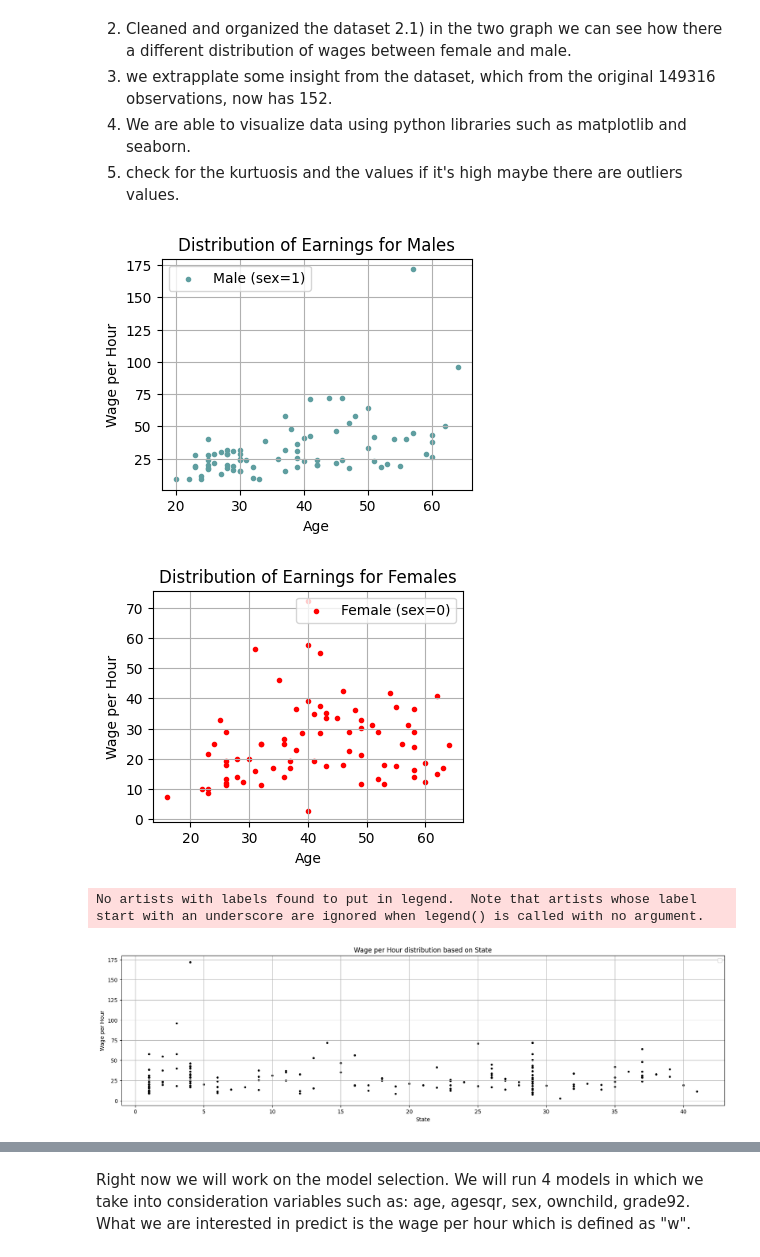
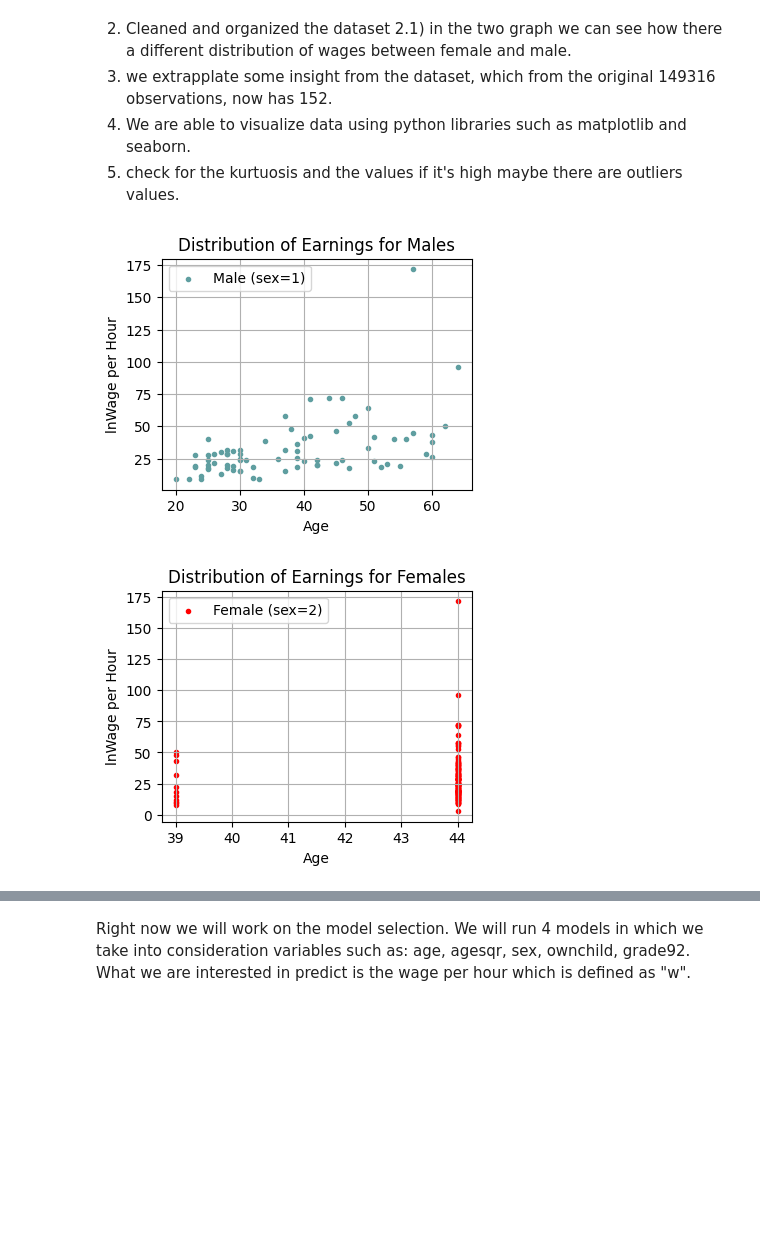
Before and after one commit to Jacopo21/EarningxOccupation, a Jupyter notebook: HM1/earnings.ipynb, the cells around one changed output, grey strips where cells are left out. Drawn from its saved outputs; the diff is of its cells as text; code cells hidden in the pictures; blank space fills up the shorter version.

```diff
--- a/HM1/earnings.ipynb
+++ b/HM1/earnings.ipynb
@@ -165,11 +162,12 @@ summary1 = data['lfsr94'].describe()
 data['w'] = data['earnwke'] / data['uhours']
 data['lnw'] = np.log(data['w'])
 data['agesqr'] = data['age']**2
+data = data[data['lfsr94'] == "Employed-At Work"]
+data['sex'] = data['sex'].astype(np.int)
 
-#rewrite the variable sex as follows: 1 for Male and 0 for Female
-data['sex'] = data['sex'].replace({1: 1, 2: 0})
-data = data[data['lfsr94'] == "Employed-At Work"]
+# Assuming 'data' is your DataFrame
+data['grade92'] = data['grade92'].replace({34: 39, 33: 39, 39: 39, 36: 39, 40: 44, 41: 44, 42: 44, 43: 44, 44: 44, 46: 44})
 
-
+print(data.dtypes)
 summary_code = data['occ2012'].describe()
 summary1 = data['lfsr94'].describe()
@@ -212,35 +237,25 @@ Now we have:
 5) check for the kurtuosis and the values if it's high maybe there are outliers values.
 # %%
 data_male = data[data['sex'] == 1]
-data_female = data[data['sex'] == 0]
+
 plt.figure(figsize=(4, 3))
 plt.scatter(data_male['age'], data_male['w'], color='cadetblue', marker='.', label='Male (sex=1)')
 plt.title('Distribution of Earnings for Males')
 plt.xlabel('Age')
-plt.ylabel('Wage per Hour')
+plt.ylabel('lnWage per Hour')
 plt.legend()
 plt.grid(True)
 plt.show()
-#######
-plt.figure(figsize=(4, 3))
-plt.scatter(data_female['age'], data_female['w'], color='red', marker='.', label='Female (sex=0)')
-plt.title('Distribution of Earnings for Females')
-plt.xlabel('Age')
-plt.ylabel('Wage per Hour')
-plt.legend()
-plt.grid(True)
-plt.show()
-#######
-plt.figure(figsize=(20, 5))
-plt.scatter(data['state_code'], data['w'], color='black', marker='.')
-plt.title("Wage per Hour distribution based on State")
-plt.xlabel('State')
-plt.ylabel('Wage per Hour')
-plt.legend()
-plt.grid(True)
-plt.show()
 # %% [output]
-[figure, old version]
+[figure, new version]
-[figure, removed]
-No artists with labels found to put in legend.  Note that artists whose label start with an underscore are ignored when legend() is called with no argument.
-[figure, removed]
+# %%
+plt.figure(figsize=(4, 3))
+plt.scatter(data['grade92'], data['w'], color='red', marker='.', label='Female (sex=2)')
+plt.title('Distribution of Earnings for Females')
+plt.xlabel('Age')
+plt.ylabel('lnWage per Hour')
+plt.legend()
+plt.grid(True)
+plt.show()
+# %% [output]
+[figure, added]
```
Also changed, not shown: parts of 18 cells of this notebook.
